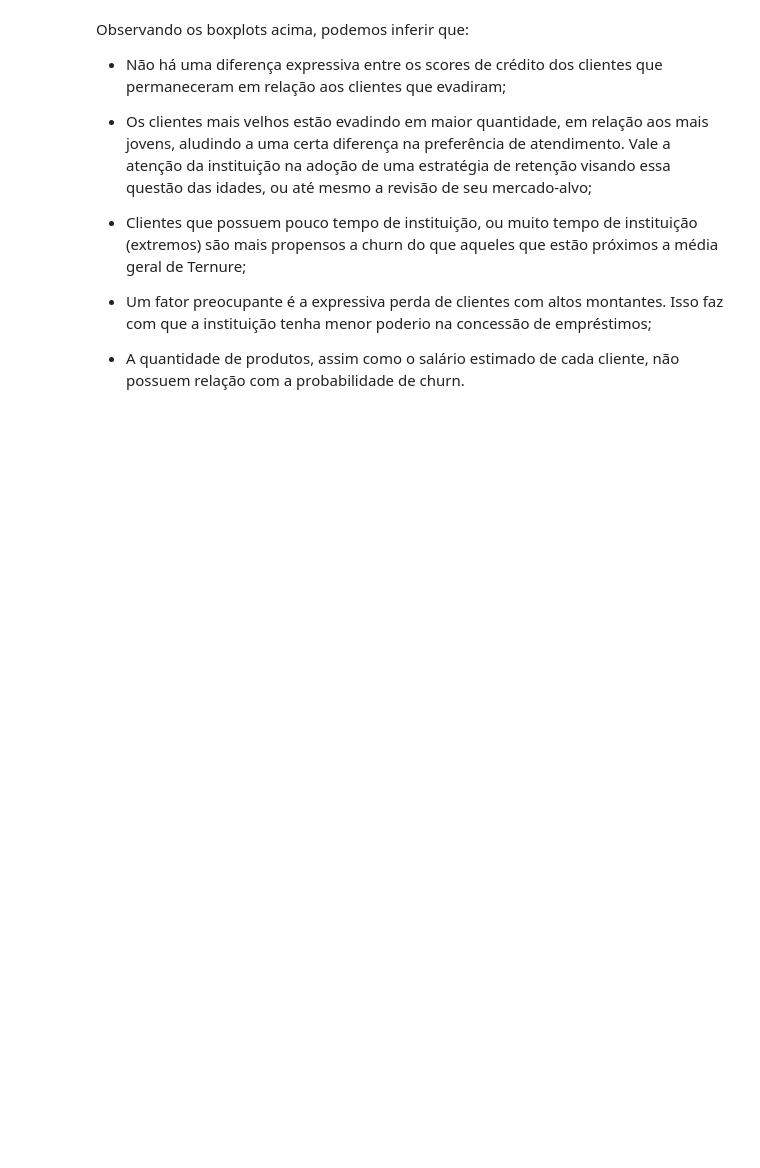
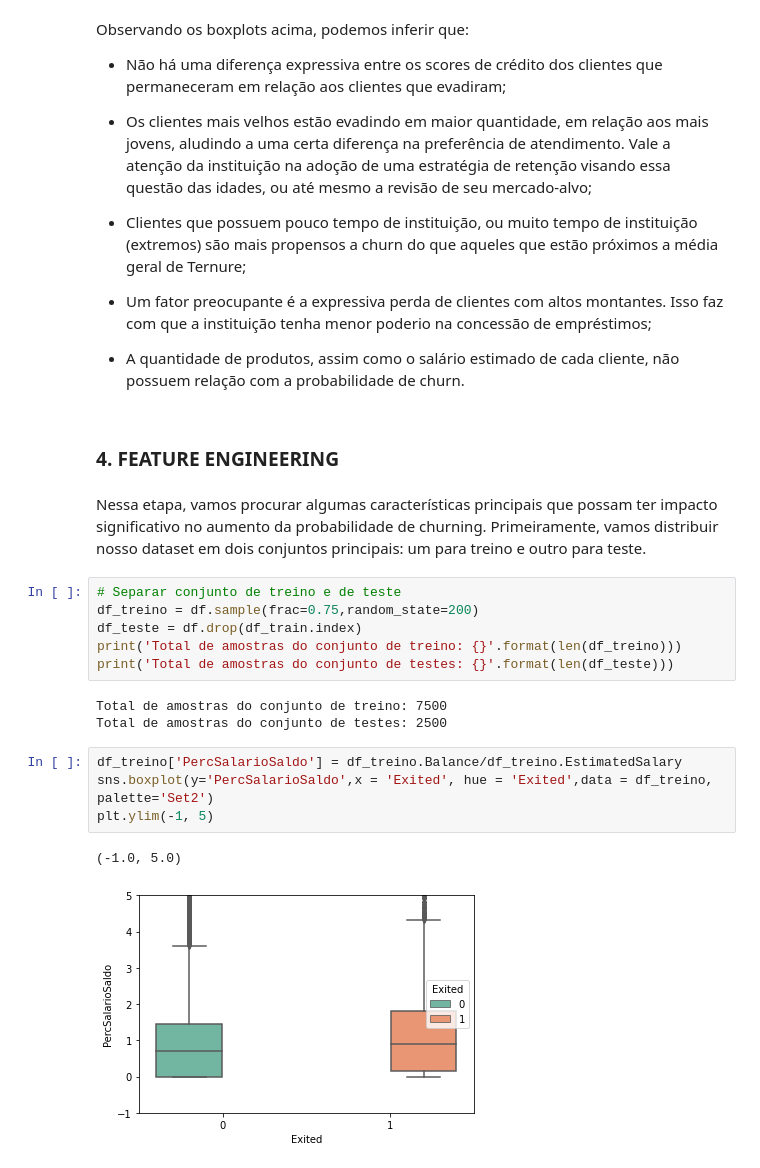
Before and after one commit to lucas-sls/Prevendo_churn_clientes, a Jupyter notebook: Análise e previsão do Churn de clientes em um banco.ipynb, the cells around one changed output. Drawn from its saved outputs; the diff is of its cells as text; blank space fills up the shorter version.

Commit message:
Inserção do tópico 4: Features Engineering

```diff
--- a/Análise e previsão do Churn de clientes em um banco.ipynb
+++ b/Análise e previsão do Churn de clientes em um banco.ipynb
@@ -209,3 +209,23 @@ Observando os boxplots acima, podemos inferir que:
 * Um fator preocupante é a expressiva perda de clientes com altos montantes. Isso faz com que a instituição tenha menor poderio na concessão de empréstimos;
 
 * A quantidade de produtos, assim como o salário estimado de cada cliente, não possuem relação com a probabilidade de churn.
+# %% [markdown]
+### 4. FEATURE ENGINEERING
+# %% [markdown]
+Nessa etapa, vamos procurar algumas características principais que possam ter impacto significativo no aumento da probabilidade de churning. Primeiramente, vamos distribuir nosso dataset em dois conjuntos principais: um para treino e outro para teste.
+# %%
+# Separar conjunto de treino e de teste
+df_treino = df.sample(frac=0.75,random_state=200)
+df_teste = df.drop(df_train.index)
+print('Total de amostras do conjunto de treino: {}'.format(len(df_treino)))
+print('Total de amostras do conjunto de testes: {}'.format(len(df_teste)))
+# %% [output]
+Total de amostras do conjunto de treino: 7500
+Total de amostras do conjunto de testes: 2500
+# %%
+df_treino['PercSalarioSaldo'] = df_treino.Balance/df_treino.EstimatedSalary
+sns.boxplot(y='PercSalarioSaldo',x = 'Exited', hue = 'Exited',data = df_treino, palette='Set2')
+plt.ylim(-1, 5)
+# %% [output]
+(-1.0, 5.0)
+[figure, added]
```
Also changed, not shown: parts of 5 cells of this notebook.
